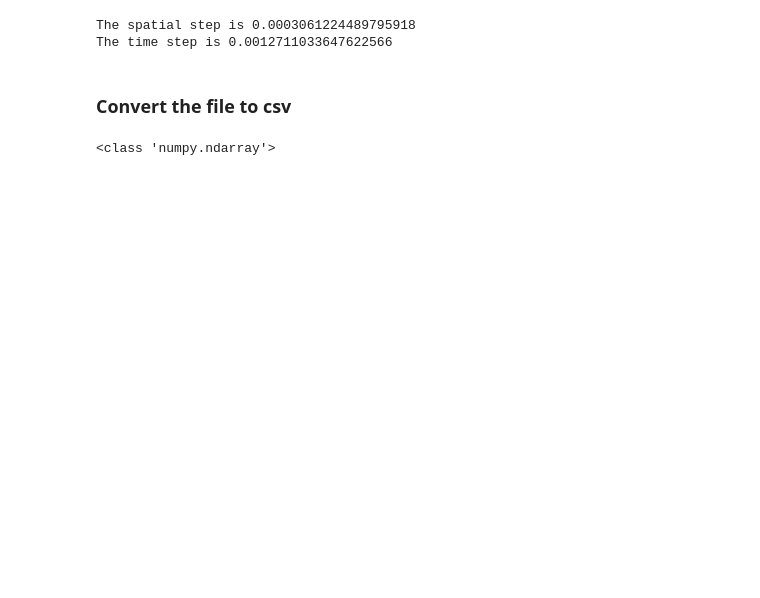
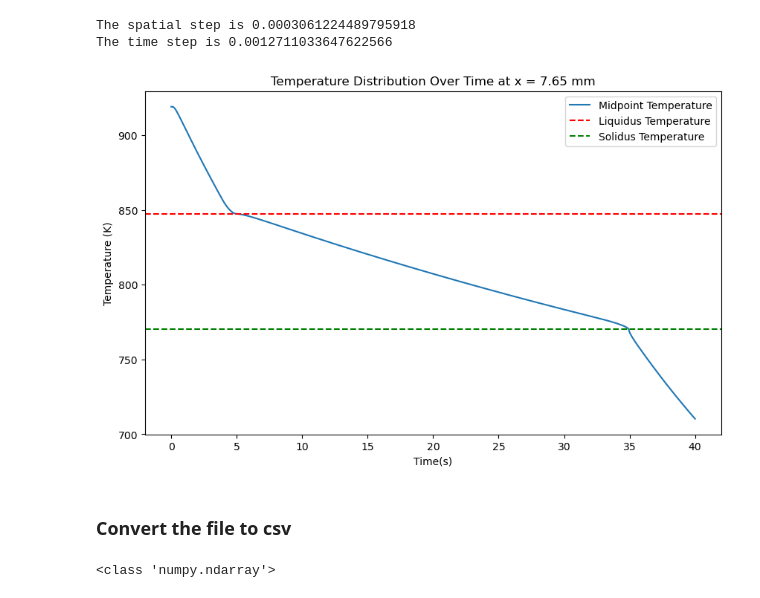
Before and after one commit to radhikrammohan/pinn-pc-1d, a Jupyter notebook: Data/Sim-Data/file-gen.ipynb, the cells around one changed output. Saved outputs shown, nothing was run; the diff lists cells and outputs as text; code cells hidden in the pictures; blank space fills up the shorter version.

```diff
--- a/Data/Sim-Data/file-gen.ipynb
+++ b/Data/Sim-Data/file-gen.ipynb
@@ -31,6 +33,10 @@ tempfield = heat_data.datagen()
 # %% [output]
 The spatial step is 0.0003061224489795918
 The time step is 0.0012711033647622566
+# %%
+heat_data.plot_temp(25)
+# %% [output]
+[figure, added]
 # %% [markdown]
 ### Convert the file to csv
 # %%
```
Also changed, not shown: parts of 1 cell of this notebook.
